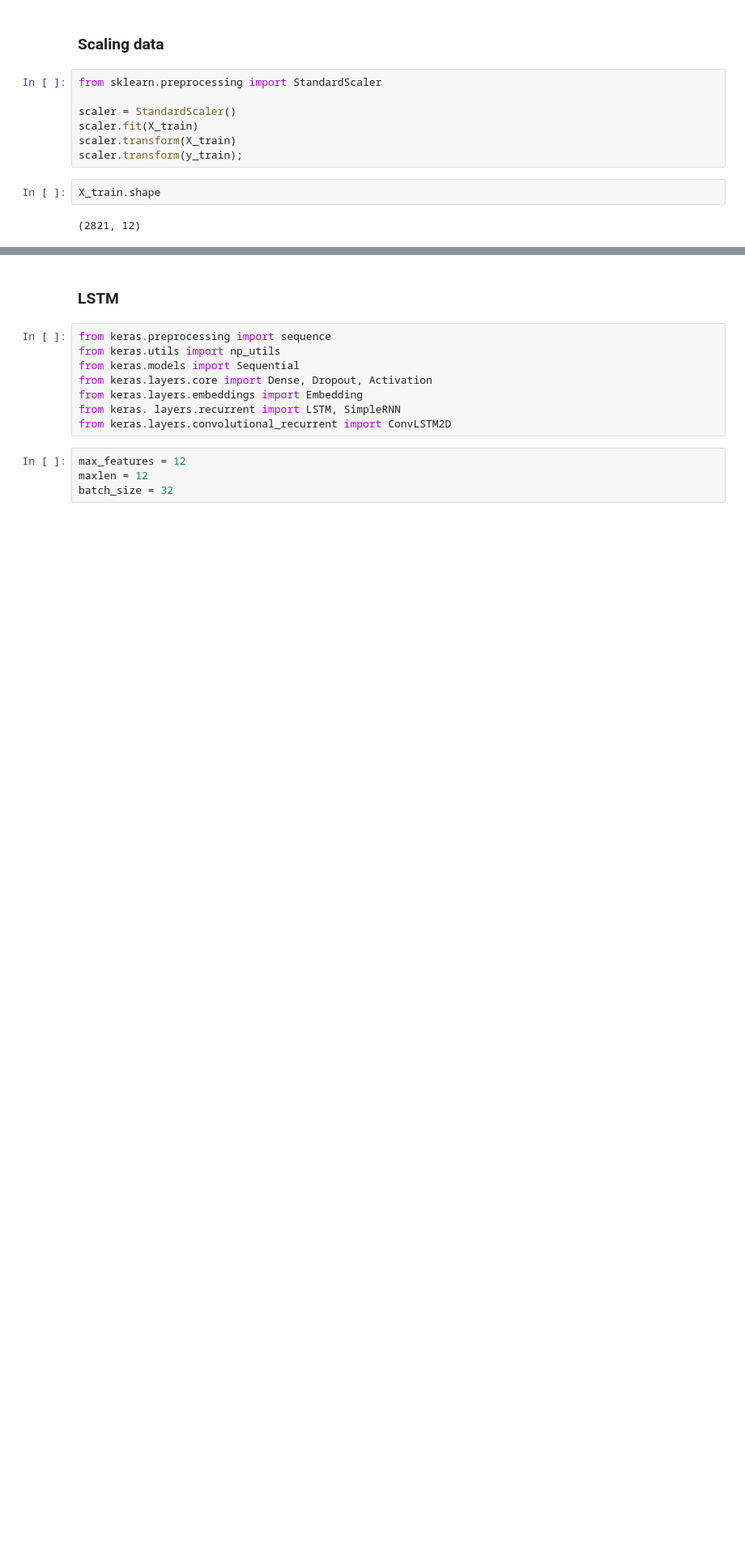
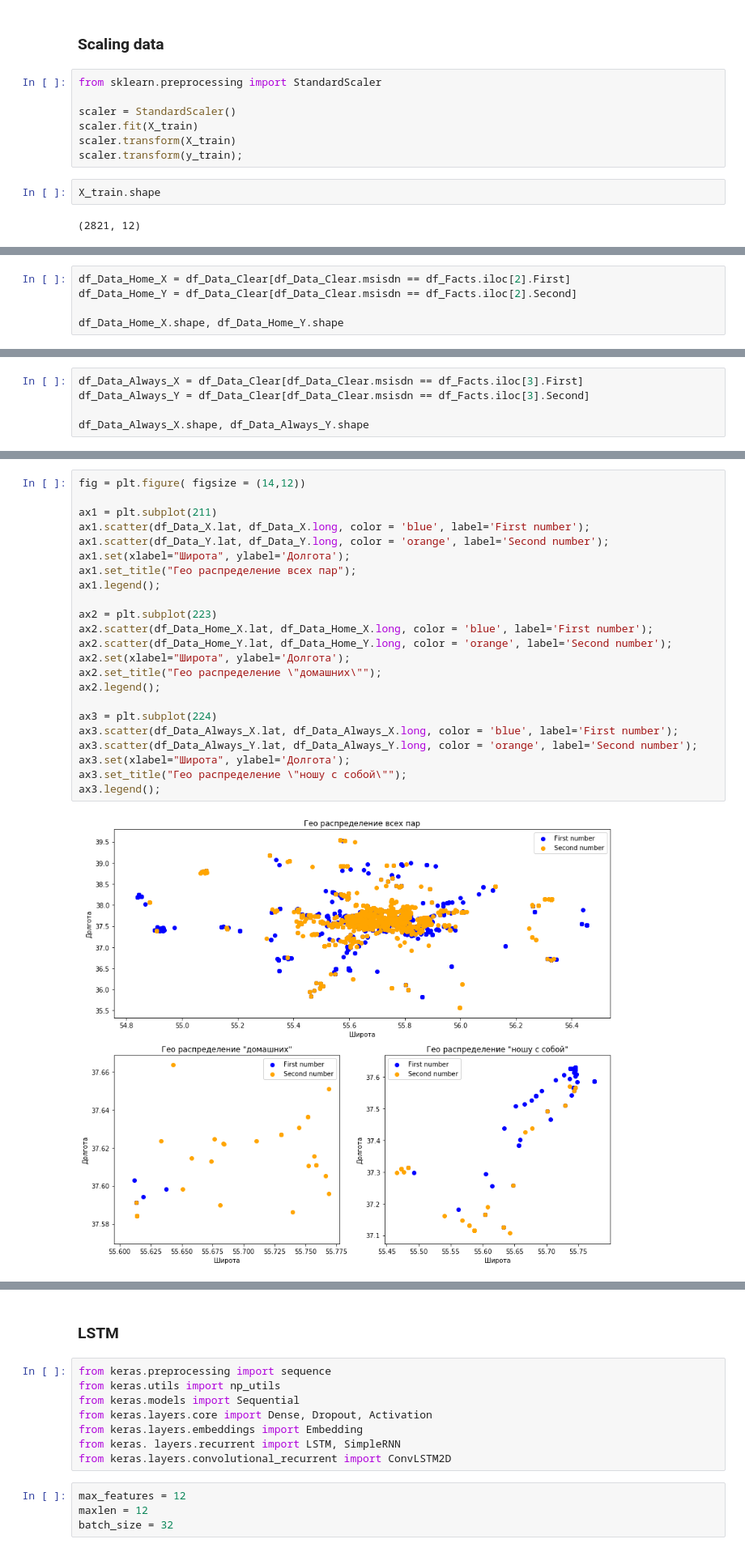
Before and after one commit to HattoryChan/ML, a Jupyter notebook: MegafonTest/SimilarAbonents.ipynb, the cells around one changed output, grey strips where cells are left out. Shown at 81% size. Saved outputs shown, nothing was run; the diff lists cells and outputs as text; blank space fills up the shorter version.

```diff
--- a/MegafonTest/SimilarAbonents.ipynb
+++ b/MegafonTest/SimilarAbonents.ipynb
@@ -221,0 +209,5 @@ X_train.shape
+# %%
+df_Data_Home_X = df_Data_Clear[df_Data_Clear.msisdn == df_Facts.iloc[2].First]
+df_Data_Home_Y = df_Data_Clear[df_Data_Clear.msisdn == df_Facts.iloc[2].Second]
+
+df_Data_Home_X.shape, df_Data_Home_Y.shape
@@ -221,0 +216,5 @@ X_train.shape
+# %%
+df_Data_Always_X = df_Data_Clear[df_Data_Clear.msisdn == df_Facts.iloc[3].First]
+df_Data_Always_Y = df_Data_Clear[df_Data_Clear.msisdn == df_Facts.iloc[3].Second]
+
+df_Data_Always_X.shape, df_Data_Always_Y.shape
@@ -221,0 +229,25 @@ X_train.shape
+# %%
+fig = plt.figure( figsize = (14,12))
+
+ax1 = plt.subplot(211)
+ax1.scatter(df_Data_X.lat, df_Data_X.long, color = 'blue', label='First number');
+ax1.scatter(df_Data_Y.lat, df_Data_Y.long, color = 'orange', label='Second number');
+ax1.set(xlabel="Широта", ylabel='Долгота');
+ax1.set_title("Гео распределение всех пар");
+ax1.legend();
+
+ax2 = plt.subplot(223)
+ax2.scatter(df_Data_Home_X.lat, df_Data_Home_X.long, color = 'blue', label='First number');
+ax2.scatter(df_Data_Home_Y.lat, df_Data_Home_Y.long, color = 'orange', label='Second number');
+ax2.set(xlabel="Широта", ylabel='Долгота');
+ax2.set_title("Гео распределение \"домашних\"");
+ax2.legend();
+
+ax3 = plt.subplot(224)
+ax3.scatter(df_Data_Always_X.lat, df_Data_Always_X.long, color = 'blue', label='First number');
+ax3.scatter(df_Data_Always_Y.lat, df_Data_Always_Y.long, color = 'orange', label='Second number');
+ax3.set(xlabel="Широта", ylabel='Долгота');
+ax3.set_title("Гео распределение \"ношу с собой\"");
+ax3.legend();
+# %% [output]
+[figure, added]
```
Also changed, not shown: parts of 34 cells of this notebook.
